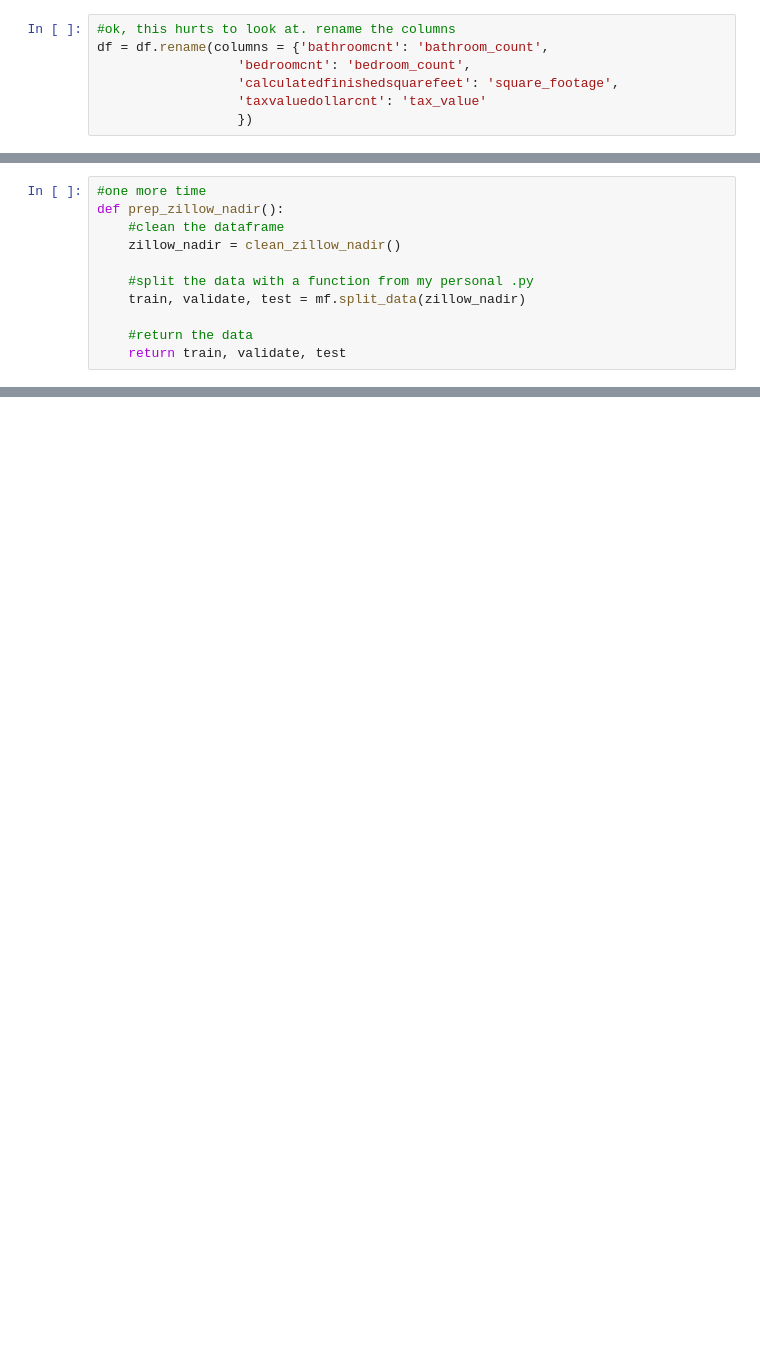
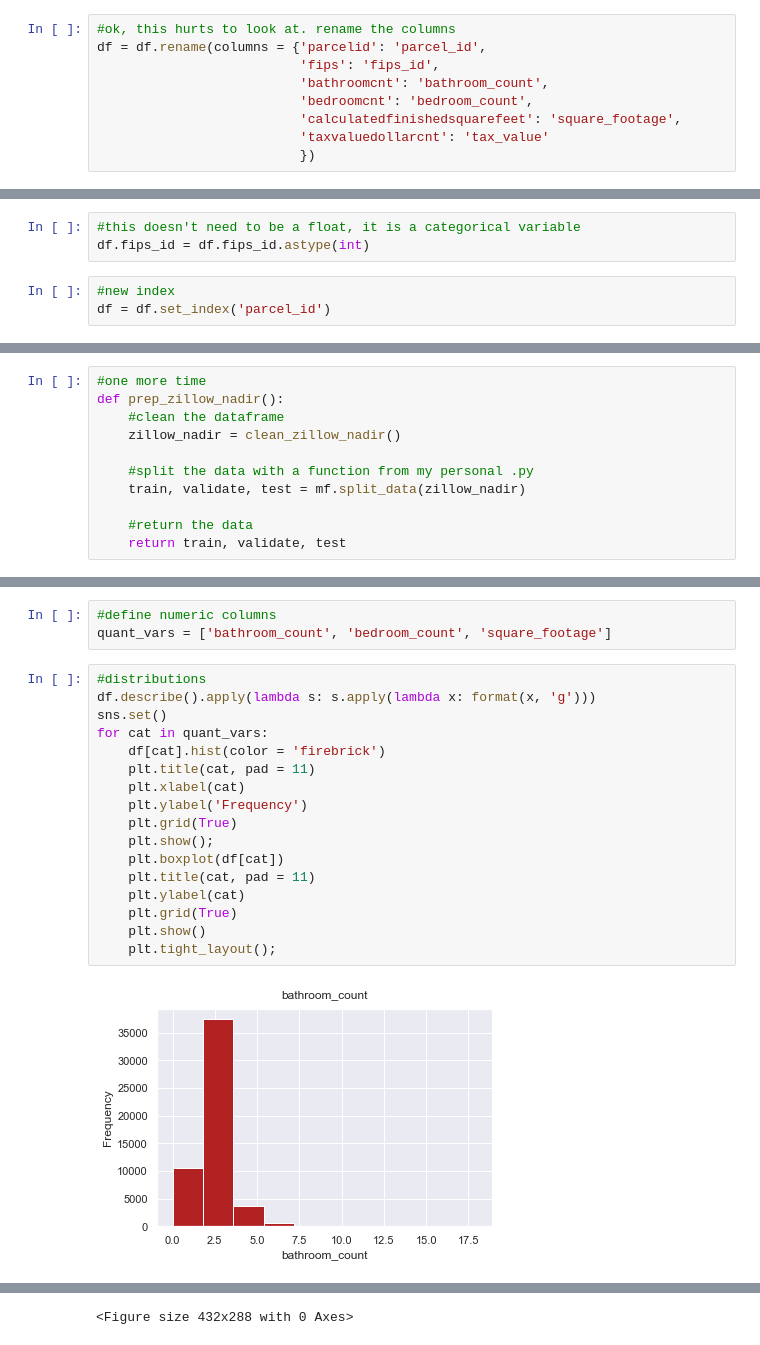
Before and after one commit to masonsherbondy/zillow-regression, a Jupyter notebook: property_value_work.ipynb, the cells around one changed output, grey strips where cells are left out. Drawn from its saved outputs; the diff is of its cells as text; blank space fills up the shorter version.

```diff
--- a/property_value_work.ipynb
+++ b/property_value_work.ipynb
@@ -49,10 +70,12 @@ df.head()
 # %%
 #ok, this hurts to look at. rename the columns
-df = df.rename(columns = {'bathroomcnt': 'bathroom_count',
-                  'bedroomcnt': 'bedroom_count',
-                  'calculatedfinishedsquarefeet': 'square_footage',
-                  'taxvaluedollarcnt': 'tax_value'
-                  })
+df = df.rename(columns = {'parcelid': 'parcel_id',
+                          'fips': 'fips_id',
+                          'bathroomcnt': 'bathroom_count',
+                          'bedroomcnt': 'bedroom_count',
+                          'calculatedfinishedsquarefeet': 'square_footage',
+                          'taxvaluedollarcnt': 'tax_value'
+                          })
 # %%
 #summary statistics
 df.describe().T
@@ -78,0 +144,6 @@ df.info()
+# %%
+#this doesn't need to be a float, it is a categorical variable
+df.fips_id = df.fips_id.astype(int)
+# %%
+#new index
+df = df.set_index('parcel_id')
@@ -144,0 +238,22 @@ train.shape, validate.shape, test.shape
+# %%
+#define numeric columns
+quant_vars = ['bathroom_count', 'bedroom_count', 'square_footage']
+# %%
+#distributions
+df.describe().apply(lambda s: s.apply(lambda x: format(x, 'g')))
+sns.set()
+for cat in quant_vars:
+    df[cat].hist(color = 'firebrick')
+    plt.title(cat, pad = 11)
+    plt.xlabel(cat)
+    plt.ylabel('Frequency')
+    plt.grid(True)
+    plt.show();
+    plt.boxplot(df[cat])
+    plt.title(cat, pad = 11)
+    plt.ylabel(cat)
+    plt.grid(True)
+    plt.show()
+    plt.tight_layout();
+# %% [output]
+[figure, added]
@@ -144,0 +265 @@ train.shape, validate.shape, test.shape
+<Figure size 432x288 with 0 Axes>
```
Also changed, not shown: parts of 59 cells of this notebook.
